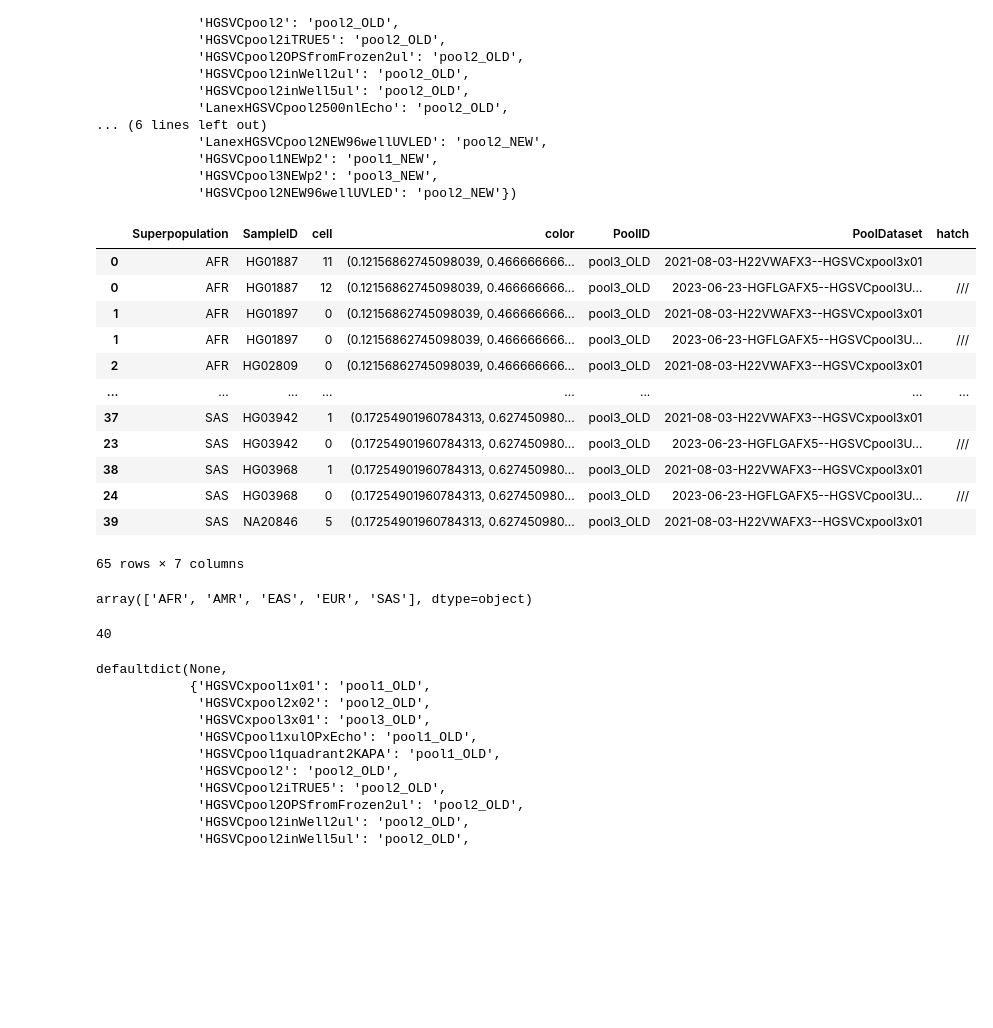
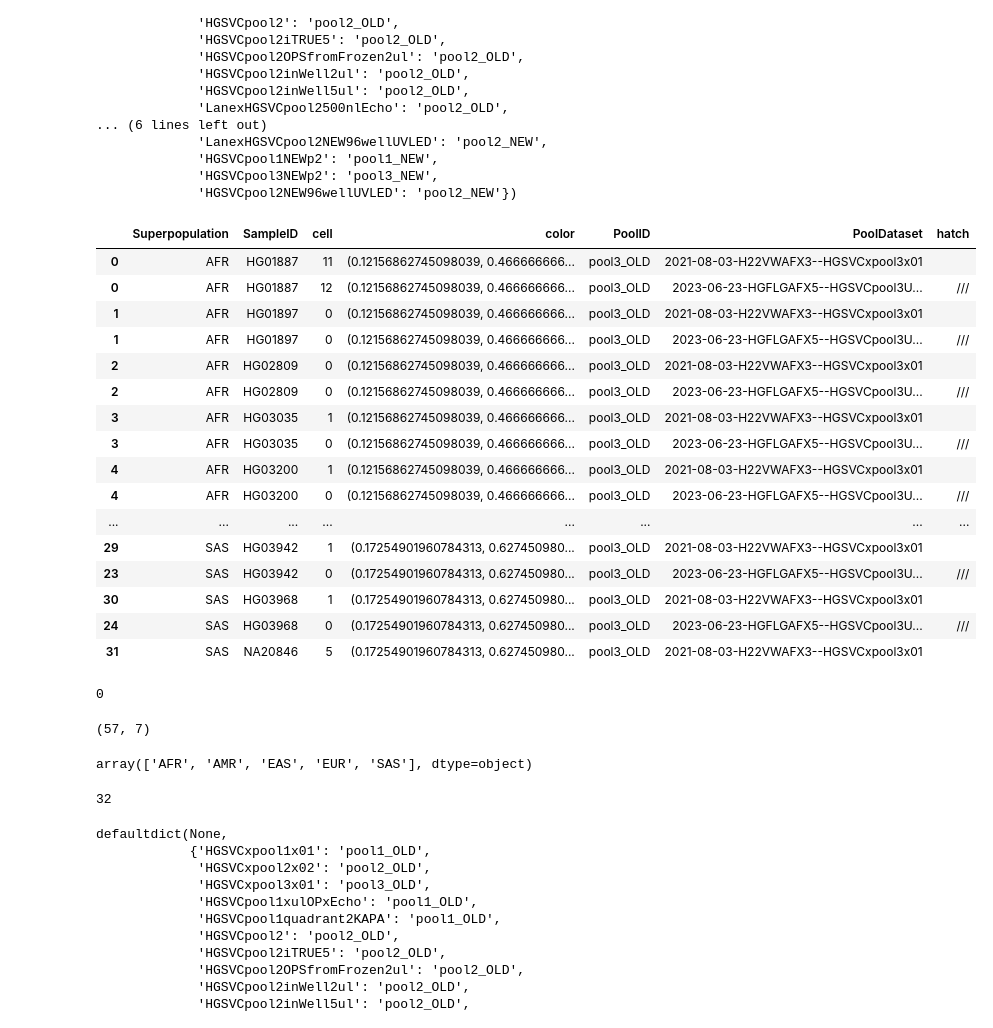
Before and after one commit to weber8thomas/pooled-strandseq-demultiplexing, a Jupyter notebook: notebooks/across_pools_comparison.tmp.ipynb, the cells around one changed output. Cells and saved outputs as stored; diff of their text form; code cells hidden in the pictures; blank space fills up the shorter version.

```diff
--- a/notebooks/across_pools_comparison.tmp.ipynb
+++ b/notebooks/across_pools_comparison.tmp.ipynb
@@ -8,7 +8,8 @@ import re
 import collections
 import ast
 # %%
-pool_results_folder = "/scratch/tweber/DATA/MC_DATA/DEMULTIPLEXING_POOLS/FINAL_RESULTS/without_sanity_check"
+#pool_results_folder = "/scratch/tweber/DATA/MC_DATA/DEMULTIPLEXING_POOLS/FINAL_RESULTS/without_sanity_check"
+pool_results_folder = "/g/korbel2/weber/MosaiCatcher_files/DEMULTIPLEXING_POOLS/DEMULTIPLEXING_POOLS/FINAL_RESULTS/without_sanity_check"
 # %%
 ldir = [e for e in os.listdir(pool_results_folder) if e.startswith("20")]
 ldir = sorted([e for e in os.listdir(pool_results_folder) if e.startswith("20") and e != "2022-11-15-H33JMAFX5--HGSVCpool1xulOPxmanual"])
@@ -111,40 +113,54 @@ df = pd.concat(pool_list)
 # Find all unique Superpopulations and Datasets
 unique_superpopulations = df['Superpopulation'].unique()
 unique_datasets = df['PoolDataset'].unique()
 
 # Generate a list of colors and hatches
 colors = plt.cm.tab20.colors[:len(unique_superpopulations)]
 hatch_patterns = ["", "///", "***", "---", "ooo", "OOO", "+++", "\\\\\\", "|||"]
 
 # Create a color dictionary and a hatch dictionary
 color_dict = dict(zip(unique_superpopulations, colors))
 hatch_dict = dict(zip(unique_datasets, hatch_patterns))
 
 # Add a color and hatch column to the dataframe based on 'Superpopulation' and 'Dataset'
 #df['color'] = df['Superpopulation'].map(color_dict)
 df['hatch'] = df['PoolDataset'].map(hatch_dict)
 df.loc[df["SampleID"] == "HG04115", "color"] = "(0.17254901960784313, 0.6274509803921569, 0.17254901960784313)"
 
 df['color'] = df['color'].apply(ast.literal_eval)
 
 # Sort df if necessary
 df = df.sort_values(by=["Superpopulation", "SampleID"])
 
+df.to_csv(f"{output_dir}/{k}/{k}_data.tsv", index=False, sep="\t")
+
 df
 # %% [output]
 |  | Superpopulation | SampleID | cell | color | PoolID | PoolDataset | hatch |
 | 0 | AFR | HG01887 | 11 | (0.12156862745098039, 0.466666666... | pool3_OLD | 2021-08-03-H22VWAFX3--HGSVCxpool3x01 |  |
 | 0 | AFR | HG01887 | 12 | (0.12156862745098039, 0.466666666... | pool3_OLD | 2023-06-23-HGFLGAFX5--HGSVCpool3U... | /// |
 | 1 | AFR | HG01897 | 0 | (0.12156862745098039, 0.466666666... | pool3_OLD | 2021-08-03-H22VWAFX3--HGSVCxpool3x01 |  |
 | 1 | AFR | HG01897 | 0 | (0.12156862745098039, 0.466666666... | pool3_OLD | 2023-06-23-HGFLGAFX5--HGSVCpool3U... | /// |
 | 2 | AFR | HG02809 | 0 | (0.12156862745098039, 0.466666666... | pool3_OLD | 2021-08-03-H22VWAFX3--HGSVCxpool3x01 |  |
+| 2 | AFR | HG02809 | 0 | (0.12156862745098039, 0.466666666... | pool3_OLD | 2023-06-23-HGFLGAFX5--HGSVCpool3U... | /// |
+| 3 | AFR | HG03035 | 1 | (0.12156862745098039, 0.466666666... | pool3_OLD | 2021-08-03-H22VWAFX3--HGSVCxpool3x01 |  |
+| 3 | AFR | HG03035 | 0 | (0.12156862745098039, 0.466666666... | pool3_OLD | 2023-06-23-HGFLGAFX5--HGSVCpool3U... | /// |
+| 4 | AFR | HG03200 | 1 | (0.12156862745098039, 0.466666666... | pool3_OLD | 2021-08-03-H22VWAFX3--HGSVCxpool3x01 |  |
+| 4 | AFR | HG03200 | 0 | (0.12156862745098039, 0.466666666... | pool3_OLD | 2023-06-23-HGFLGAFX5--HGSVCpool3U... | /// |
 | ... | ... | ... | ... | ... | ... | ... | ... |
-| 37 | SAS | HG03942 | 1 | (0.17254901960784313, 0.627450980... | pool3_OLD | 2021-08-03-H22VWAFX3--HGSVCxpool3x01 |  |
+| 29 | SAS | HG03942 | 1 | (0.17254901960784313, 0.627450980... | pool3_OLD | 2021-08-03-H22VWAFX3--HGSVCxpool3x01 |  |
 | 23 | SAS | HG03942 | 0 | (0.17254901960784313, 0.627450980... | pool3_OLD | 2023-06-23-HGFLGAFX5--HGSVCpool3U... | /// |
-| 38 | SAS | HG03968 | 1 | (0.17254901960784313, 0.627450980... | pool3_OLD | 2021-08-03-H22VWAFX3--HGSVCxpool3x01 |  |
+| 30 | SAS | HG03968 | 1 | (0.17254901960784313, 0.627450980... | pool3_OLD | 2021-08-03-H22VWAFX3--HGSVCxpool3x01 |  |
 | 24 | SAS | HG03968 | 0 | (0.17254901960784313, 0.627450980... | pool3_OLD | 2023-06-23-HGFLGAFX5--HGSVCpool3U... | /// |
-| 39 | SAS | NA20846 | 5 | (0.17254901960784313, 0.627450980... | pool3_OLD | 2021-08-03-H22VWAFX3--HGSVCxpool3x01 |  |
+| 31 | SAS | NA20846 | 5 | (0.17254901960784313, 0.627450980... | pool3_OLD | 2021-08-03-H22VWAFX3--HGSVCxpool3x01 |  |
-65 rows × 7 columns
+# %%
+df.loc[df["SampleID"] == "HG02148"].cell.sum()
+# %% [output]
+0
+# %%
+df.shape
+# %% [output]
+(57, 7)
 # %%
 unique_superpopulations
 # %% [output]
@@ -152,7 +168,7 @@ array(['AFR', 'AMR', 'EAS', 'EUR', 'SAS'], dtype=object)
 # %%
 df.SampleID.nunique()
 # %% [output]
-40
+32
 # %%
 import yaml
 file_path = "pools_composition.yaml"
```
Also changed, not shown: parts of 8 cells of this notebook, 5 other files.
